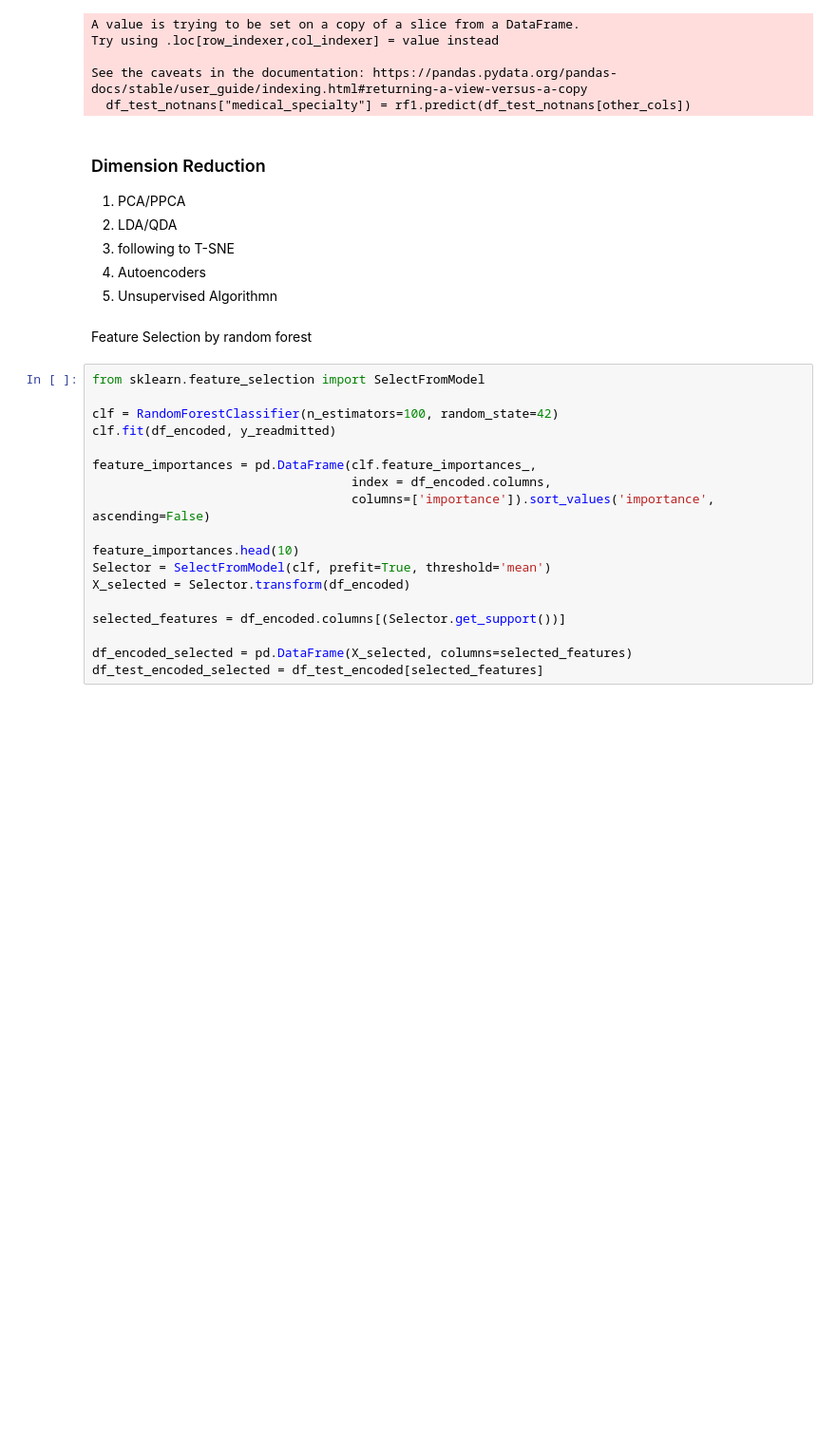
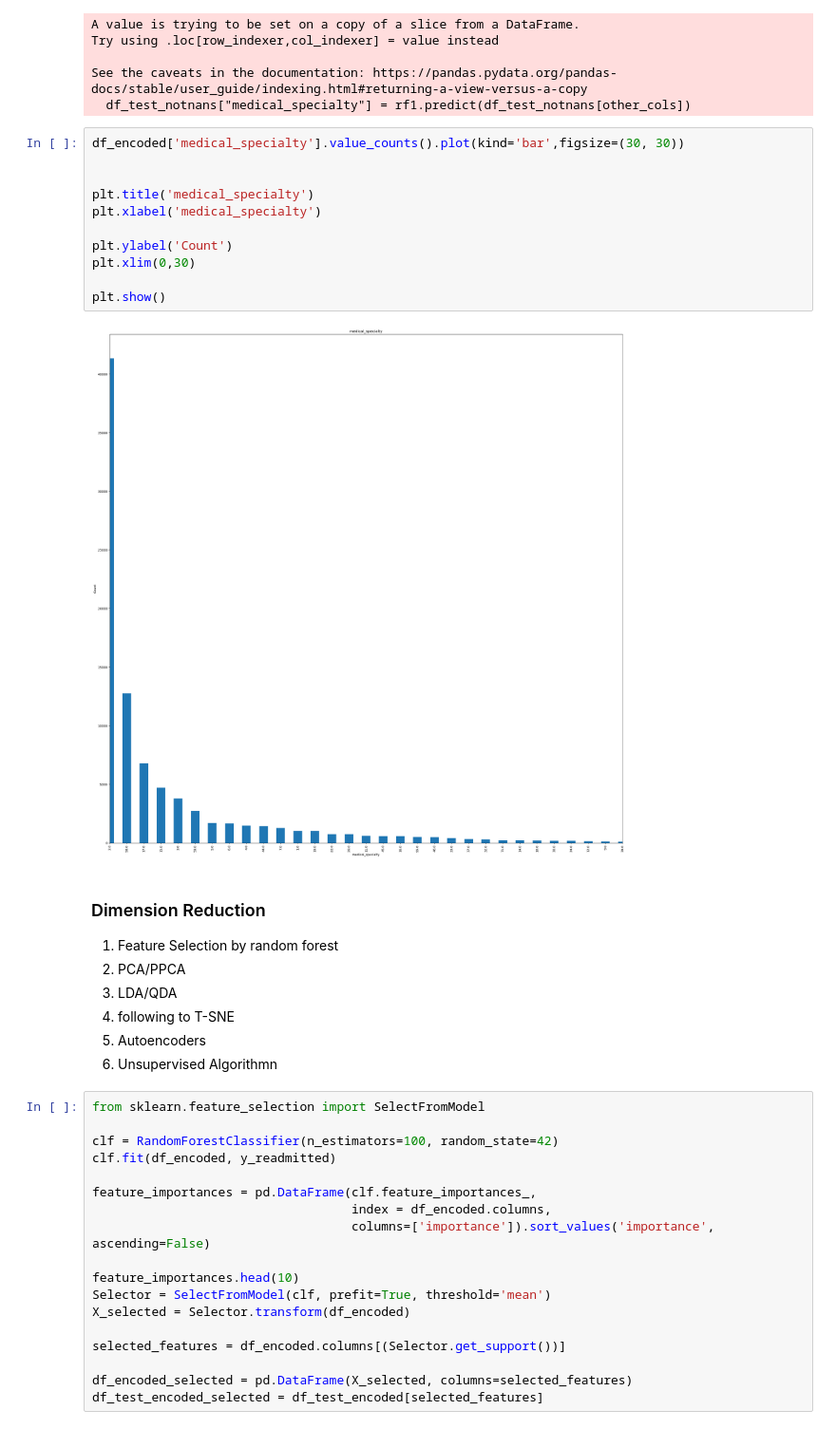
Before and after one commit to 535A59/BENG0019-group-E, a Jupyter notebook: diabets_prediction.ipynb, the cells around one changed output. Shown at 95% size. Drawn from its saved outputs; the diff is of its cells as text; blank space fills up the shorter version.

```diff
--- a/diabets_prediction.ipynb
+++ b/diabets_prediction.ipynb
@@ -657,15 +684,27 @@ Try using .loc[row_indexer,col_indexer] = value instead
 
 See the caveats in the documentation: https://pandas.pydata.org/pandas-docs/stable/user_guide/indexing.html#returning-a-view-versus-a-copy
   df_test_notnans["medical_specialty"] = rf1.predict(df_test_notnans[other_cols])
+# %%
+df_encoded['medical_specialty'].value_counts().plot(kind='bar',figsize=(30, 30))
+
+
+plt.title('medical_specialty')
+plt.xlabel('medical_specialty')
+
+plt.ylabel('Count')
+plt.xlim(0,30)
+
+plt.show()
+# %% [output]
+[figure, added]
 # %% [markdown]
 ### Dimension Reduction
-1. PCA/PPCA
-2. LDA/QDA
-3. following to T-SNE
-3. Autoencoders
-4. Unsupervised Algorithmn
+1. Feature Selection by random forest
+2. PCA/PPCA
+3. LDA/QDA
+4. following to T-SNE
+5. Autoencoders
+6. Unsupervised Algorithmn
-# %% [markdown]
-Feature Selection by random forest
 # %%
 from sklearn.feature_selection import SelectFromModel
 
```
Also changed, not shown: parts of 42 cells of this notebook.
